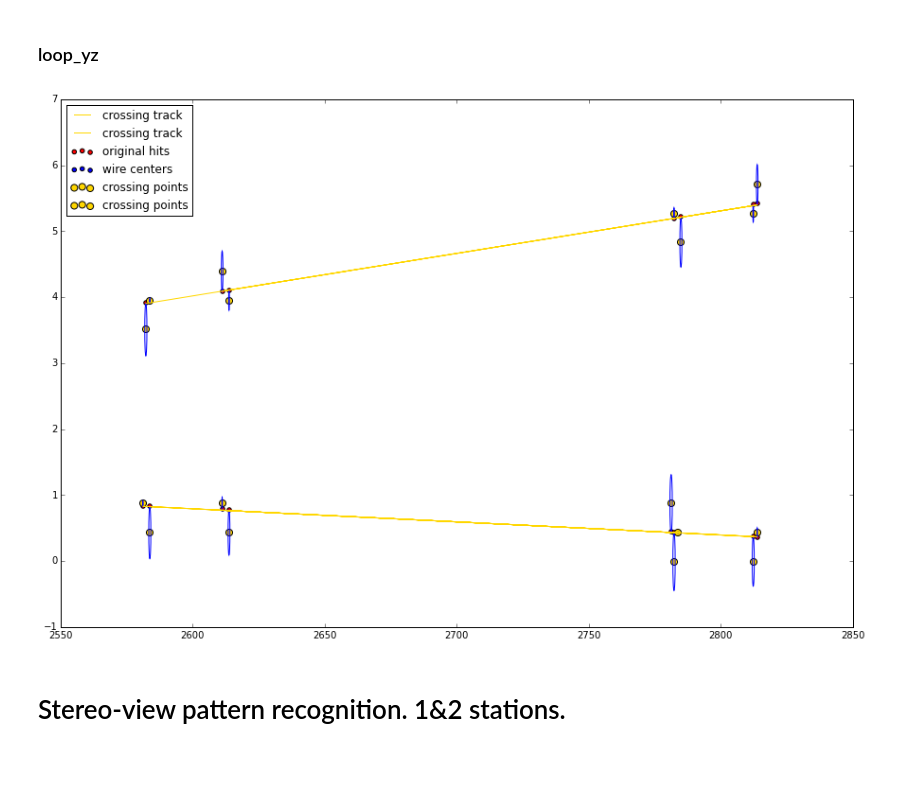
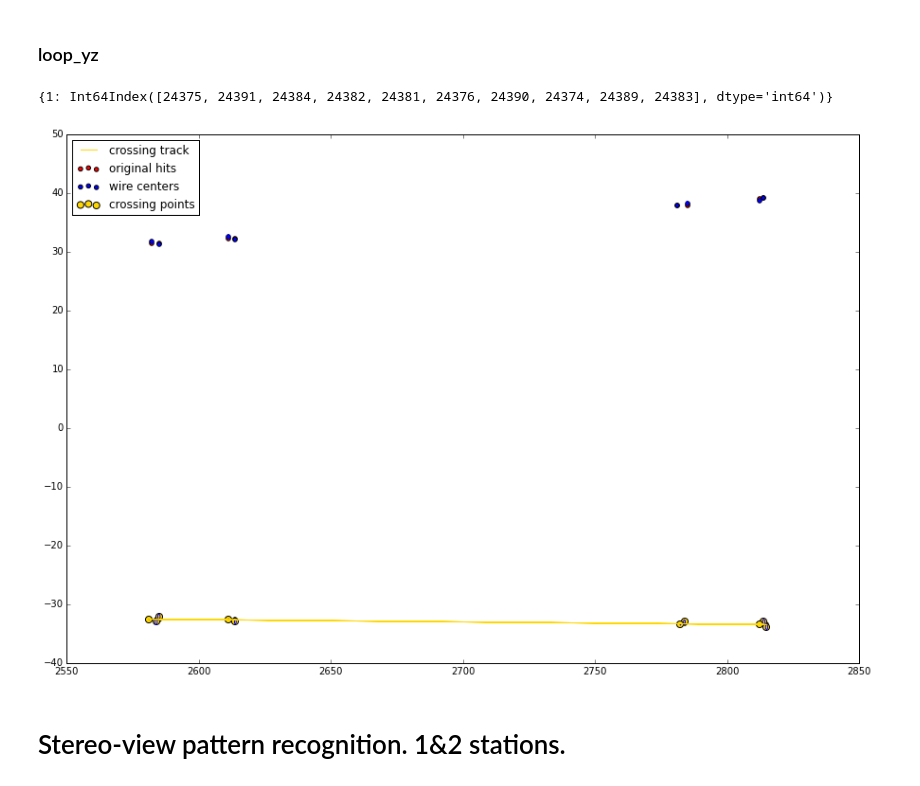
Before and after one commit to yandexdataschool/ship_tracks_recognition, a Jupyter notebook: notebooks/check_stages.ipynb, the cells around one changed output. Cells and saved outputs as stored; diff of their text form; code cells hidden in the pictures.

```diff
--- a/notebooks/check_stages.ipynb
+++ b/notebooks/check_stages.ipynb
@@ -44,8 +44,8 @@ for event_id in range(0, 100):
 # %% [markdown]
 ### modify_for_yz_analysis
 # %%
-from Y_views import *
-event_id = 2
+from Y_views_new2 import *
+event_id = 625
 event = all_hits[all_hits['event'] == event_id]
 
 event = modify_for_yz_analysis_1_2(event)
@@ -135,5 +134,11 @@ hits
 # %% [markdown]
 ### points_crossing_line_yz
+# %%
+import cPickle as pickle
+
+clf_pickle2 = open('classifier.pkl', 'rb')
+clf = pickle.load(clf_pickle2)
+clf_pickle2.close()
 # %%
 z1 = track.Wz.min()
 z2 = track.Wz.max()
@@ -143,8 +148,8 @@ y2 = track.Wy.max()
 plane_k = (y2 - y1) / (z2 - z1)
 plane_b = y1 - plane_k * z1
 plane_width = 0.85
-n_min = 7
+n_min = 4
 
 
 
-_, crossing_points, lin_regr = points_crossing_line_yz(plane_k, plane_b, plane_width, hits, n_min)
+indicator, crossing_points, lin_regr = points_crossing_line_yz_new(plane_k, plane_b, plane_width, hits, n_min, clf, event, 0)
@@ -186,7 +195,11 @@ plt.show()
 # %% [markdown]
 ### loop_yz
 # %%
-tracks, linking_table = loop_yz(event, 7, 0.87, 0)
+tracks, linking_table = loop_yz_new(event, 4, 40.87, 0, clf, 0)
+# %%
+linking_table
+# %% [output]
+{1: Int64Index([24375, 24391, 24384, 24382, 24381, 24376, 24390, 24374, 24389, 24383], dtype='int64')}
 # %%
 fig = plt.figure(figsize=(15,10))
 ax = fig.add_subplot(1, 1, 1)
@@ -196,36 +209,35 @@ Wy = event.Wy.values
 Z = event.Z.values
 Y = event.Y.values
 R = event.dist2Wire.values
 StrwR = 0.5 * numpy.ones(shape=(Z.shape[0],))
 
 # originl track and hits
 plt.scatter(Z, Y, c='r', label='original hits')
 
 # The wire centers and dist2wire
 plt.scatter(Wz, Wy, c='b', label='wire centers')
 for index in range(0, Z.shape[0]):
     circ = plt.Circle((Wz[index], Wy[index]), radius=R[index], color='b', fill=False)
     ax.add_patch(circ)
 
 # loop_yz
 for key in linking_table:
 
     crossing_points = linking_table[key]
-    lin_regr = tracks[key
-                     ]
+    lin_regr = tracks[key]
     Z_crossing = np.array([event.loc[i].Wz for i in crossing_points])
     Y_crossing = np.array([event.loc[i].Wy for i in crossing_points])
     Y_line_crossing = Z_crossing * lin_regr[0] + lin_regr[1]
 
     plt.scatter(Z_crossing, Y_crossing, c='gold', label='crossing points', s=50)
     plt.plot(Z_crossing, Y_line_crossing , c='gold', label='crossing track')
 
 
 
 plt.legend(loc='best')
 plt.show()
 # %% [output]
-[figure, old version]
+[figure, new version]
 # %% [markdown]
 # Stereo-view pattern recognition. 1&2 stations.
 # %% [markdown]
```
Also changed, not shown: parts of 7 cells of this notebook, 2 other files.
